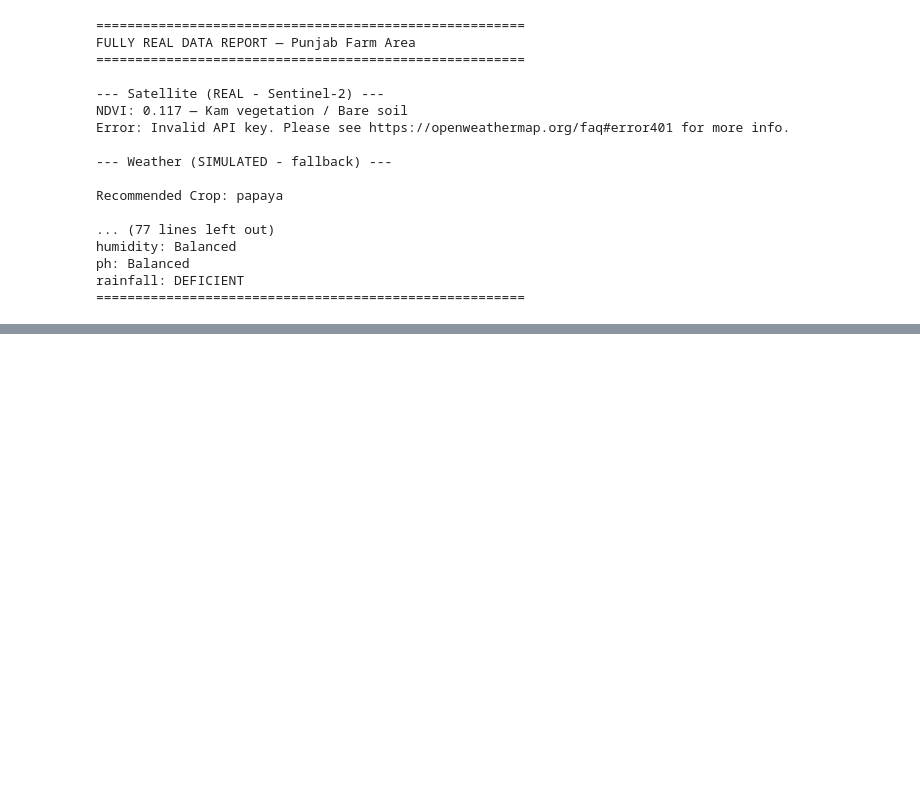
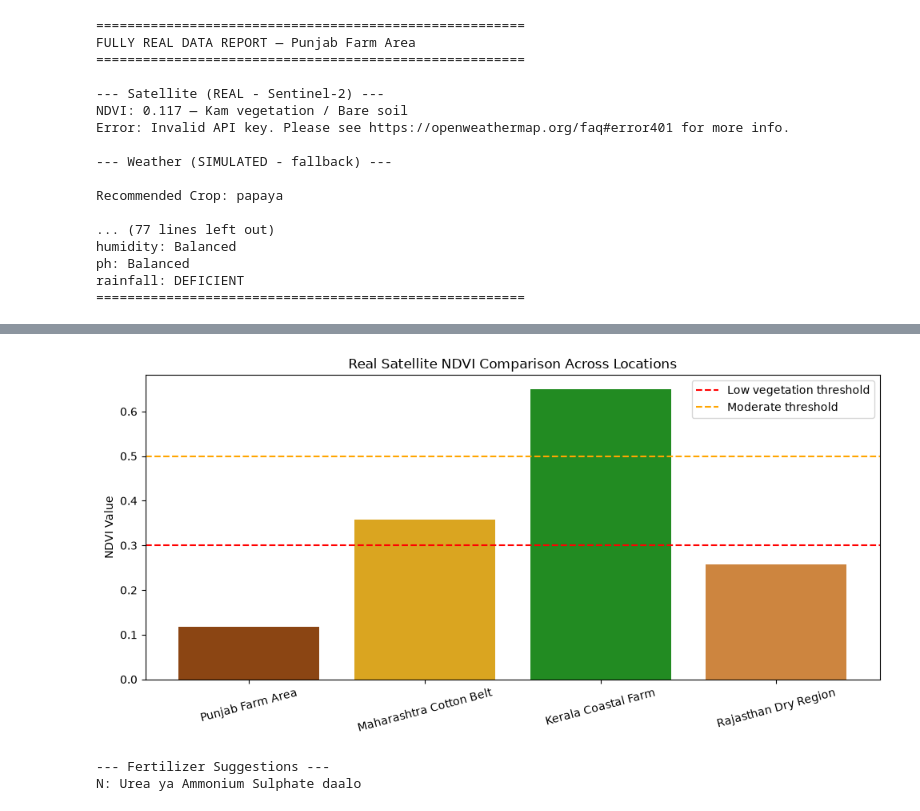
Before and after one commit to Shekhar9336/crop-soil-analysis-project_advanced, a Jupyter notebook: Untitled.ipynb, the cells around one changed output, grey strips where cells are left out. Saved outputs shown, nothing was run; the diff lists cells and outputs as text; code cells hidden in the pictures; blank space fills up the shorter version.

```diff
--- a/Untitled.ipynb
+++ b/Untitled.ipynb
@@ -850,0 +871,42 @@ rainfall: DEFICIENT
+# %%
+import matplotlib.pyplot as plt
+
+locations_names = [r['location'] for r in real_results]
+ndvi_values = [get_real_ndvi(r['location'], lat, lon)['ndvi']
+               for r, (name, lat, lon) in zip(real_results, locations)]
+
+plt.figure(figsize=(10,5))
+bars = plt.bar(locations_names, ndvi_values, color=['#8B4513','#DAA520','#228B22','#CD853F'])
+plt.axhline(y=0.3, color='red', linestyle='--', label='Low vegetation threshold')
+plt.axhline(y=0.5, color='orange', linestyle='--', label='Moderate threshold')
+plt.ylabel('NDVI Value')
+plt.title('Real Satellite NDVI Comparison Across Locations')
+plt.legend()
+plt.xticks(rotation=15)
+plt.tight_layout()
+plt.savefig('ndvi_comparison.png')
+plt.show()
+# %% [output]
+[figure, added]
+# %%
+def suggest_fertilizer(deficiency_status):
+    suggestions = {
+        'N': 'Urea ya Ammonium Sulphate daalo',
+        'P': 'Single Super Phosphate (SSP) daalo',
+        'K': 'Muriate of Potash (MOP) daalo',
+        'ph': 'Agar acidic hai to lime daalo, agar alkaline hai to gypsum'
+    }
+    print("\n--- Fertilizer Suggestions ---")
+    found = False
+    for nutrient, advice in suggestions.items():
+        if nutrient in deficiency_status and deficiency_status[nutrient] == "DEFICIENT":
+            print(f"{nutrient}: {advice}")
+            found = True
+    if not found:
+        print("Koi major fertilizer application zaroori nahi — soil balanced hai in key nutrients me.")
+
+# Example use with Punjab data
+suggest_fertilizer({'N': 'DEFICIENT', 'P': 'Balanced', 'K': 'Balanced', 'ph': 'Balanced'})
+# %% [output]
+--- Fertilizer Suggestions ---
+N: Urea ya Ammonium Sulphate daalo
```
Also changed, not shown: parts of 1 cell of this notebook, 1 other file.
